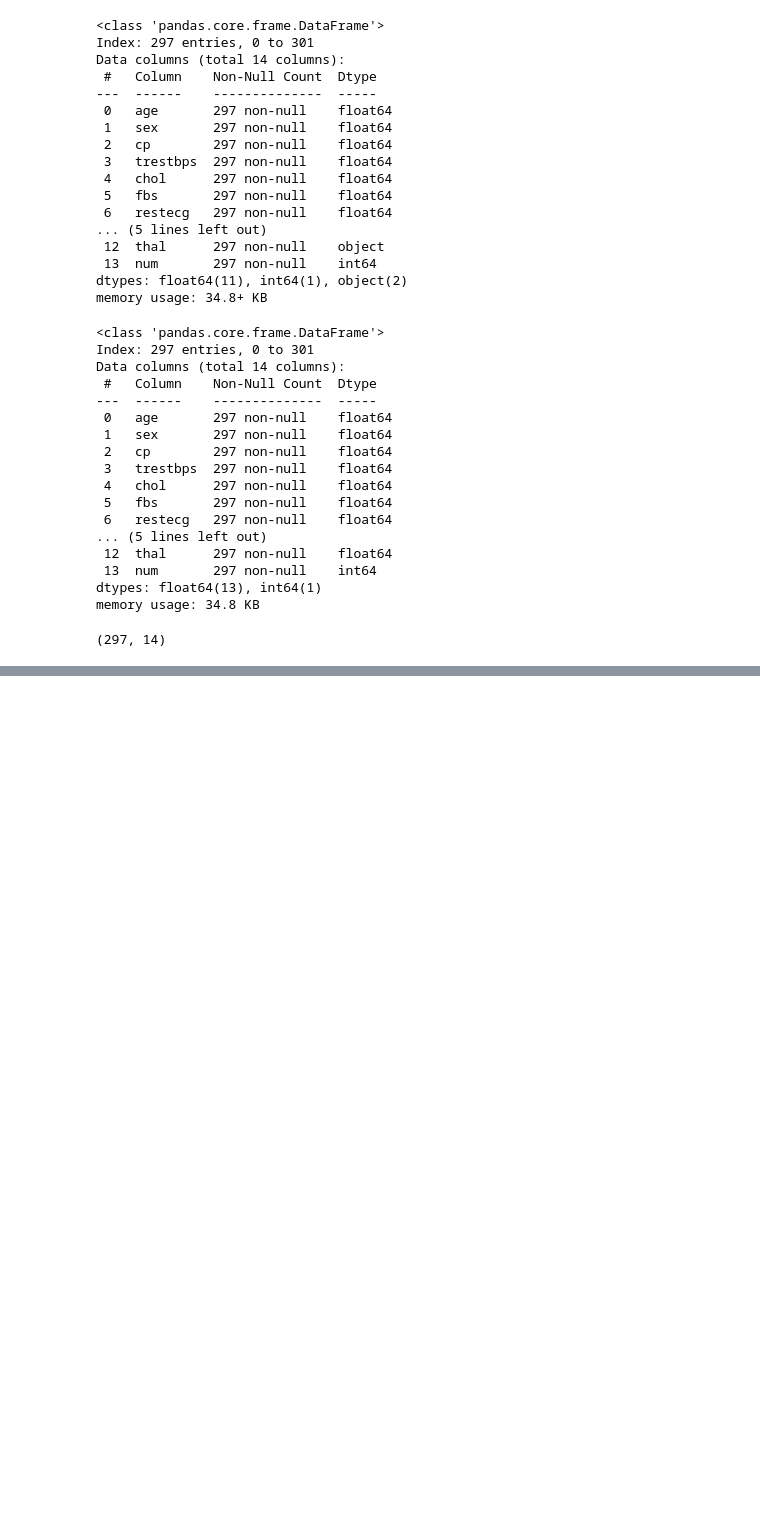
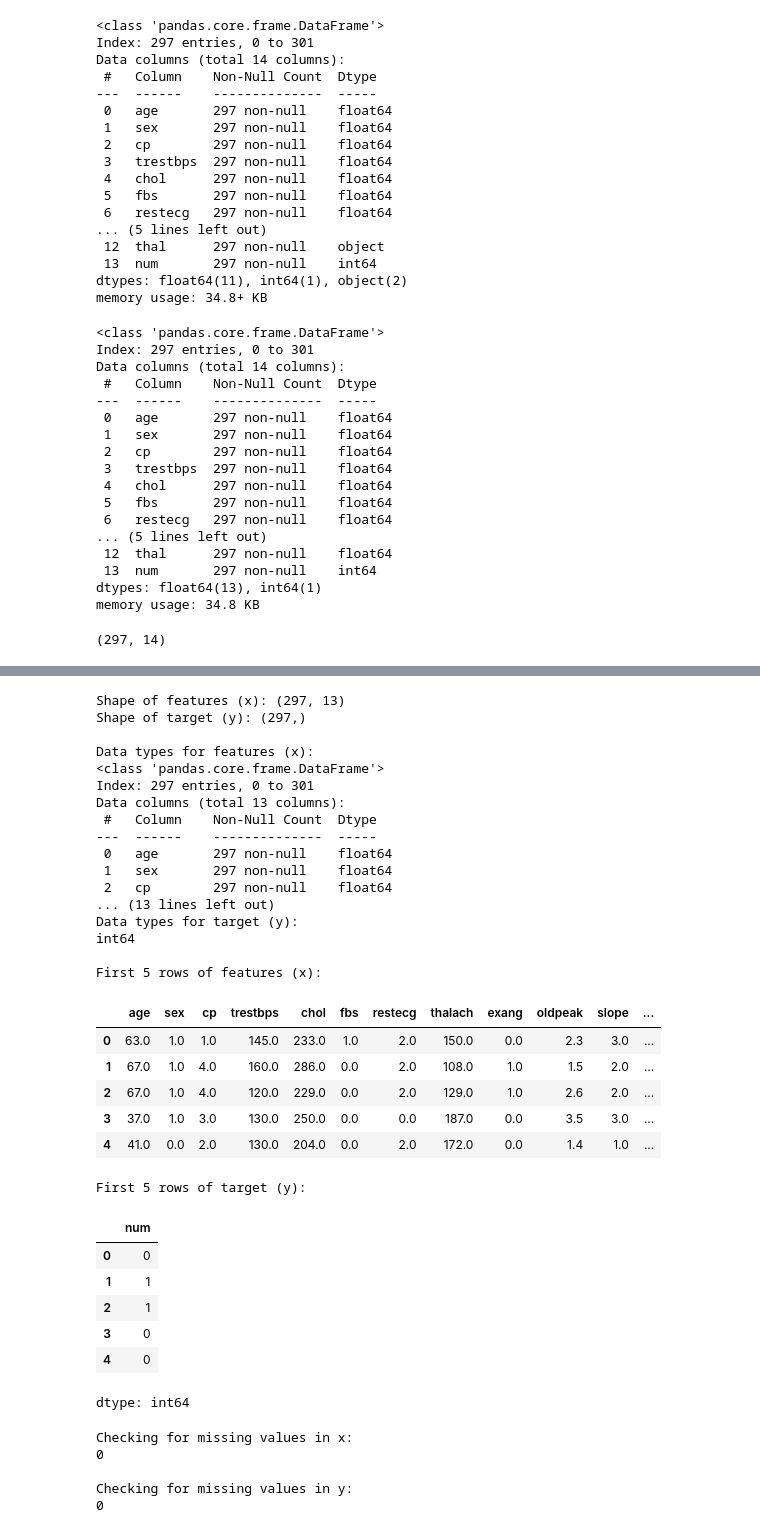
Before and after one commit to AakarshPatel/pytorch-heart-disease, a Jupyter notebook: 02_Data__Cleaning_and_Preprocessing.ipynb, the cells around one changed output, grey strips where cells are left out. Drawn from its saved outputs; the diff is of its cells as text; code cells hidden in the pictures; blank space fills up the shorter version.

```diff
--- a/02_Data__Cleaning_and_Preprocessing.ipynb
+++ b/02_Data__Cleaning_and_Preprocessing.ipynb
@@ -67,3 +73,14 @@ memory usage: 34.8 KB
 data.shape
 # %% [output]
 (297, 14)
+# %%
+# Iterate through each row of the DataFrame to binarize the 'num' column.
+# The 'num' column indicates the presence of heart disease (0 for no disease, >0 for disease).
+for index, row_data in data.iterrows():
+  value = row_data['num']
+  # If the value is not 0 (meaning heart disease is present), change it to 1.
+  if value != 0:
+    data.loc[index, 'num'] = 1
+
+# Print the unique values in the 'num' column to confirm binarization.
+print(data['num'].unique())
@@ -69,0 +105,67 @@ data.shape
+# %%
+# Define the name of the target variable column.
+target_column_name = 'num'
+
+# Create the feature matrix (x) by dropping the target column from the original data.
+x = data.drop(columns=[target_column_name])
+
+# Create the target vector (y) by selecting only the target column from the original data.
+y = data[target_column_name]
+# %%
+print(f"Shape of features (x): {x.shape}")
+print(f"Shape of target (y): {y.shape}")
+
+print("\nData types for features (x):")
+x.info()
+
+print("\nData types for target (y):")
+print(y.dtype)
+
+print("\nFirst 5 rows of features (x):")
+display(x.head())
+
+print("\nFirst 5 rows of target (y):")
+display(y.head())
+
+print("\nChecking for missing values in x:")
+print(x.isnull().sum().sum())
+
+print("\nChecking for missing values in y:")
+print(y.isnull().sum())
+# %% [output]
+Shape of features (x): (297, 13)
+Shape of target (y): (297,)
+
+Data types for features (x):
+<class 'pandas.core.frame.DataFrame'>
+Index: 297 entries, 0 to 301
+Data columns (total 13 columns):
+ #   Column    Non-Null Count  Dtype
+---  ------    --------------  -----
+ 0   age       297 non-null    float64
+ 1   sex       297 non-null    float64
+ 2   cp        297 non-null    float64
+... (13 lines left out)
+Data types for target (y):
+int64
+
+First 5 rows of features (x):
+|  | age | sex | cp | trestbps | chol | fbs | restecg | thalach | exang | oldpeak | slope | ... |
+| 0 | 63.0 | 1.0 | 1.0 | 145.0 | 233.0 | 1.0 | 2.0 | 150.0 | 0.0 | 2.3 | 3.0 | ... |
+| 1 | 67.0 | 1.0 | 4.0 | 160.0 | 286.0 | 0.0 | 2.0 | 108.0 | 1.0 | 1.5 | 2.0 | ... |
+| 2 | 67.0 | 1.0 | 4.0 | 120.0 | 229.0 | 0.0 | 2.0 | 129.0 | 1.0 | 2.6 | 2.0 | ... |
+| 3 | 37.0 | 1.0 | 3.0 | 130.0 | 250.0 | 0.0 | 0.0 | 187.0 | 0.0 | 3.5 | 3.0 | ... |
+| 4 | 41.0 | 0.0 | 2.0 | 130.0 | 204.0 | 0.0 | 2.0 | 172.0 | 0.0 | 1.4 | 1.0 | ... |
+First 5 rows of target (y):
+|  | num |
+| 0 | 0 |
+| 1 | 1 |
+| 2 | 1 |
+| 3 | 0 |
+| 4 | 0 |
+dtype: int64
+Checking for missing values in x:
+0
+
+Checking for missing values in y:
+0
```
Also changed, not shown: parts of 19 cells of this notebook.
